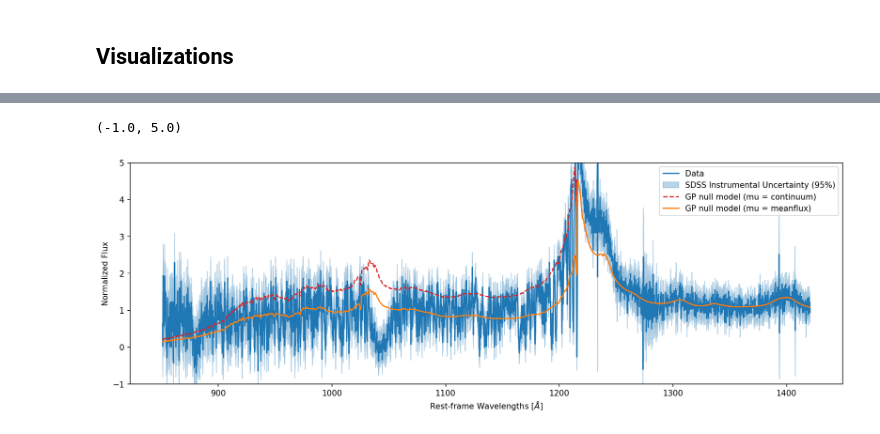
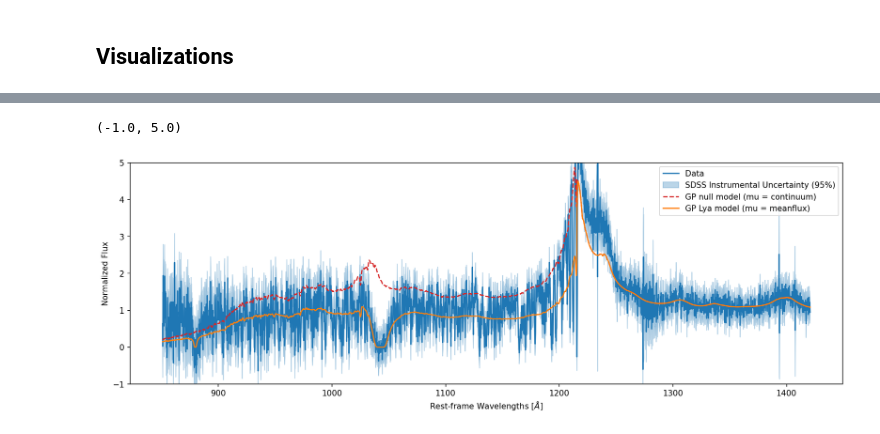
Before and after one commit to jibanCat/gpy_dla_detection, a Jupyter notebook: notebooks/Demo DESI Spectra.ipynb, the cells around one changed output, grey strips where cells are left out. Saved outputs shown, nothing was run; the diff lists cells and outputs as text; code cells hidden in the pictures.

```diff
--- a/notebooks/Demo DESI Spectra.ipynb
+++ b/notebooks/Demo DESI Spectra.ipynb
@@ -451,36 +448,45 @@ Now we can visualize the mean and covariance functions of the GP null model. Rec
 # %%
+# 1. Real spectrum space
+# N * (1~k models) * (1~k MAP dlas)
+MAP_z_dla, MAP_log_nhi = lya_gp.maximum_a_posteriori()
+# make them to be 1-D array
+map_z_dlas = MAP_z_dla[nth_lya - 1, :nth_lya]
+map_log_nhis = MAP_log_nhi[nth_lya - 1, :nth_lya]
+# feed in MAP values and get the absorption profile given (z_dlas, nhis)
+lya_mu, lya_M, lya_omega2 = lya_gp.this_dla_gp(map_z_dlas, 10 ** map_log_nhis)
+
 plt.figure(figsize=(16, 5))
 
 # Mean function
 plt.plot(
     gp.X, # quasar spectrum's rest-frame wavelengths
     gp.Y, # quasar spectrum's flux
     label="Data",
 )
 plt.fill_between(
     gp.X,
     gp.Y - 2*np.sqrt(gp.v),
     gp.Y + 2*np.sqrt(gp.v),
     label="SDSS Instrumental Uncertainty (95%)",
     color="C0",
     alpha=0.3,
 )
 plt.plot(
     gp.rest_wavelengths,
     gp.mu,
     label="GP null model (mu = continuum)",
     color="C3",
     ls="--"
 )
 plt.plot(
     gp.X,
-    gp.this_mu, # GP model's mean function
-    label="GP null model (mu = meanflux)"
+    lya_mu, # GP model's mean function
+    label="GP Lya model (mu = meanflux)"
 )
 plt.xlabel("Rest-frame Wavelengths [$\AA$]")
 plt.ylabel("Normalized Flux")
 plt.legend()
 plt.ylim(-1, 5)
 # %% [output]
 (-1.0, 5.0)
-[figure, old version]
+[figure, new version]
```
Also changed, not shown: parts of 62 cells of this notebook.
